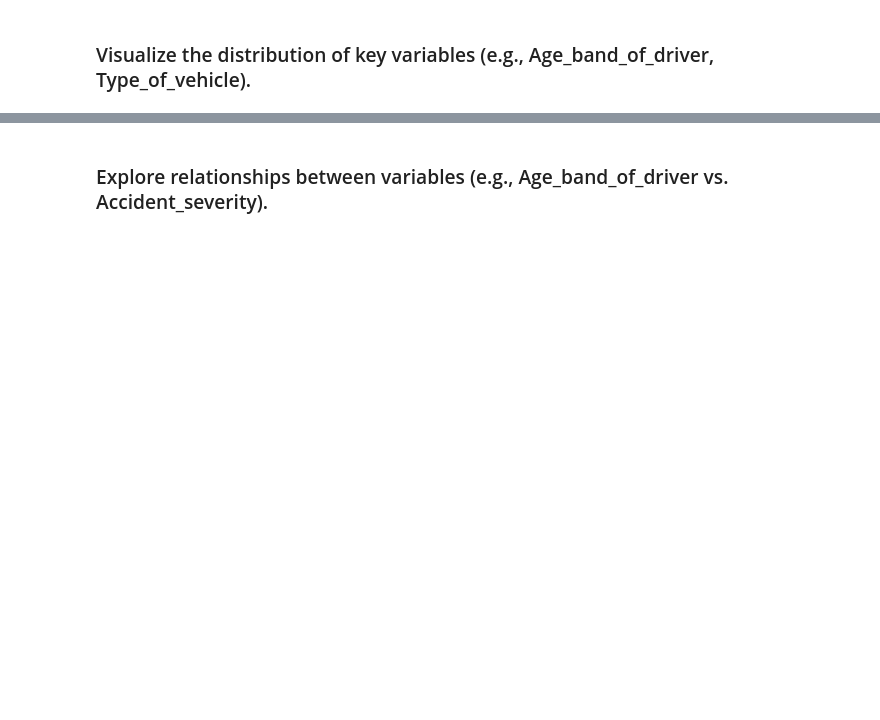
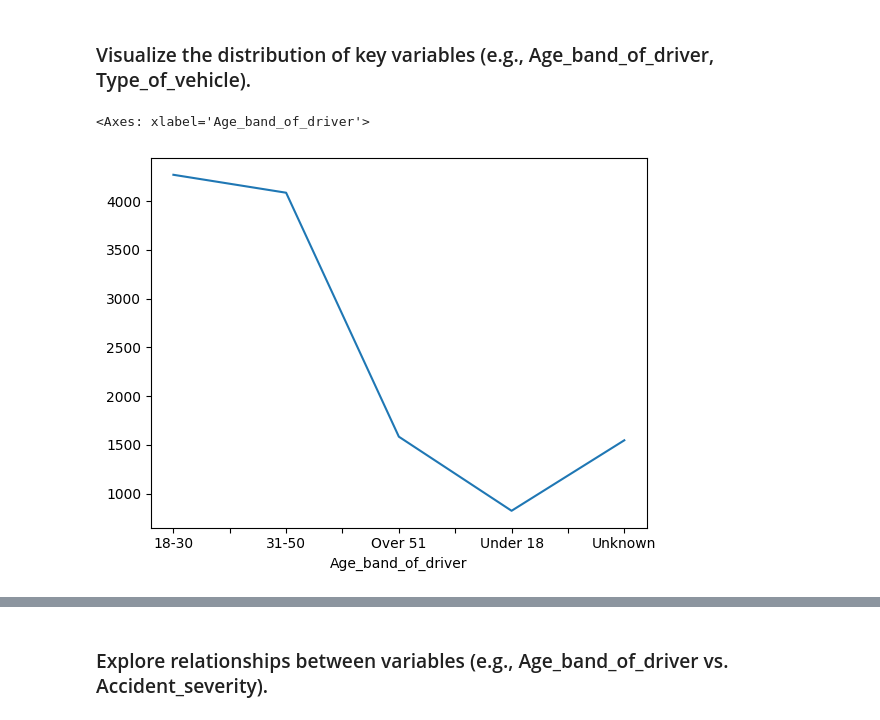
Before and after one commit to RahafCS1/T5, a Jupyter notebook: Task (1) Week 1.ipynb, the cells around one changed output, grey strips where cells are left out. Cells and saved outputs as stored; diff of their text form; code cells hidden in the pictures; blank space fills up the shorter version.

```diff
--- a/Task (1) Week 1.ipynb
+++ b/Task (1) Week 1.ipynb
@@ -96,2 +214,8 @@
 # %% [markdown]
 ### Visualize the distribution of key variables (e.g., Age_band_of_driver, Type_of_vehicle).
+# %%
+
+task['Age_band_of_driver'].value_counts().sort_index().plot.line()
+# %% [output]
+<Axes: xlabel='Age_band_of_driver'>
+[figure, added]
```
Also changed, not shown: parts of 26 cells of this notebook.
